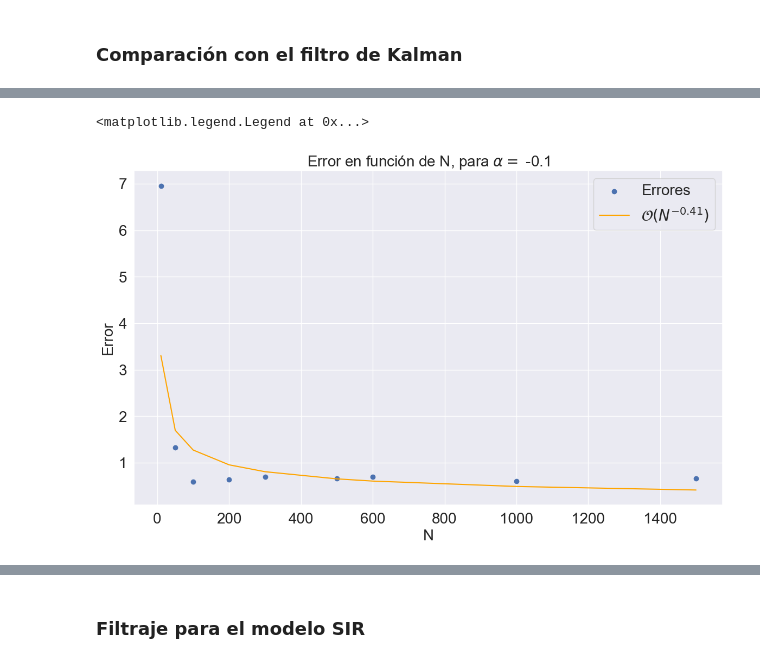
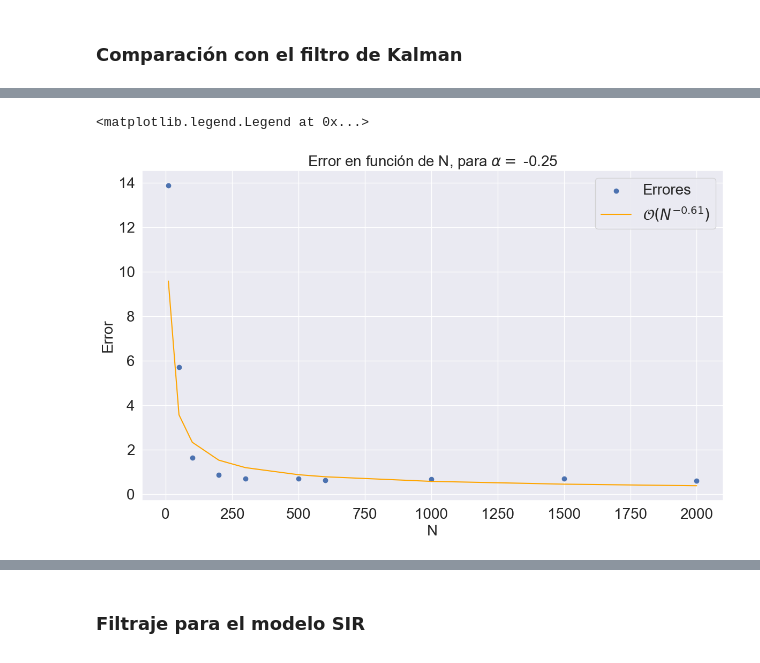
Before and after one commit to diegoolguinw/Koopman_nonlinear_filter, a Jupyter notebook: notebooks/chapter4.ipynb, the cells around one changed output, grey strips where cells are left out. Saved outputs shown, nothing was run; the diff lists cells and outputs as text; code cells hidden in the pictures.

```diff
--- a/notebooks/chapter4.ipynb
+++ b/notebooks/chapter4.ipynb
@@ -316,0 +360,27 @@ plt.show()
+# %%
+np.random.seed(42)
+
+# Calcular errores
+alpha = 0.01
+A = A_fun(alpha)
+
+Ns = [10, 50, 100, 200, 300, 500, 600, 1000, 1500, 2000]
+
+errors_kalman = []
+
+for N in Ns:
+    # Kernel
+    k = Cte(1.0, (1e-5, 1e5)) * Matern(N**(2/3), nu=0.5)
+    x, x_kalman, x_kkkf = compare_linear_filters(x0, x0_prior, A, C, Q, R, k, N, iters, optimize=False)
+    errors_kalman.append(np.linalg.norm(x_kalman - x_kkkf))
+
+# Ajustar una curva C*N**alpha
+p = np.polyfit(np.log(Ns), np.log(errors_kalman), 1)
+
+plt.scatter(Ns, errors_kalman, label='Errores')
+plt.plot(Ns, np.exp(p[1])*Ns**p[0], label=r'$\mathcal{O}(N^{%.2f})$' % p[0], c='orange')
+plt.xlabel('N')
+plt.ylabel('Error')
+plt.title(r'Error en función de N, para $\alpha=$ {}'.format(alpha))
+plt.savefig(img_path+'linear_error_001.pdf')
+plt.legend()
@@ -317,26 +390,29 @@ plt.show()
 # %%
+np.random.seed(42)
+
 # Calcular errores
-alpha = -0.1
+alpha = -0.25
 A = A_fun(alpha)
 
-Ns = [10, 50, 100, 200, 300, 500, 600, 1000, 1500]
+Ns = [10, 50, 100, 200, 300, 500, 600, 1000, 1500, 2000]
 
 errors_kalman = []
 
 for N in Ns:
-    x, x_kalman, x_kkkf = compare_linear_filters(x0, x0_prior, A, C, Q, R, N, iters)
+    k = Matern(length_scale=N**(2/3), nu=0.5)
+    x, x_kalman, x_kkkf = compare_linear_filters(x0, x0_prior, A, C, Q, R, k, N, iters, optimize=False)
     errors_kalman.append(np.linalg.norm(x_kalman - x_kkkf))
 
 # Ajustar una curva C*N**alpha
 p = np.polyfit(np.log(Ns), np.log(errors_kalman), 1)
 
 plt.scatter(Ns, errors_kalman, label='Errores')
 plt.plot(Ns, np.exp(p[1])*Ns**p[0], label=r'$\mathcal{O}(N^{%.2f})$' % p[0], c='orange')
 plt.xlabel('N')
 plt.ylabel('Error')
 plt.title(r'Error en función de N, para $\alpha=$ {}'.format(alpha))
-plt.savefig(img_path+'linear_error_01.pdf')
+plt.savefig(img_path+'linear_error_025.pdf')
 plt.legend()
 # %% [output]
 <matplotlib.legend.Legend at 0x...>
-[figure, old version]
+[figure, new version]
```
Also changed, not shown: parts of 48 cells of this notebook, 40 other files.
